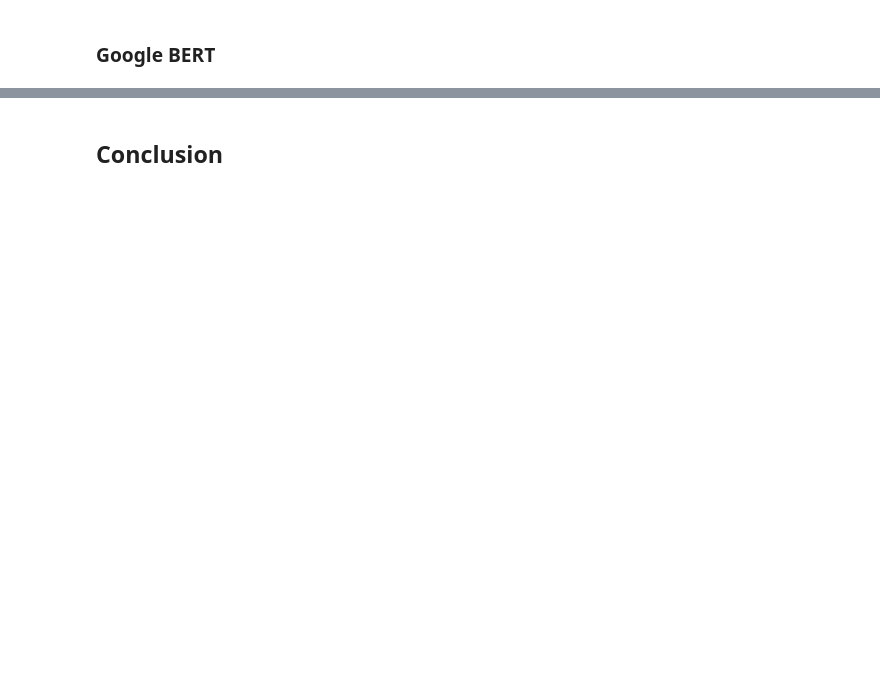
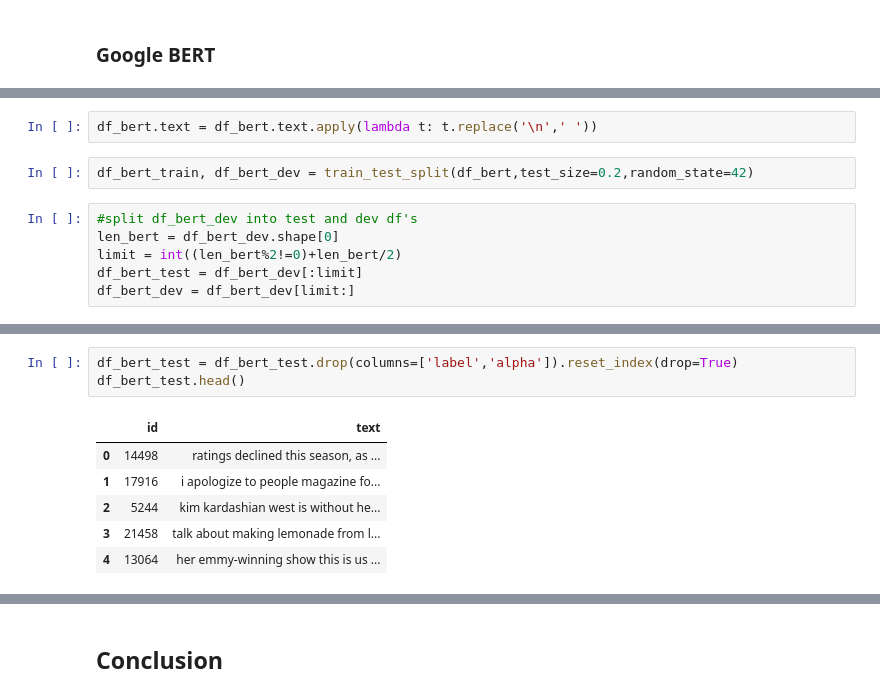
Before and after one commit to carlosbrown2/fake-news-detection, a Jupyter notebook: Capstone Project 2.ipynb, the cells around one changed output, grey strips where cells are left out. Cells and saved outputs as stored; diff of their text form; blank space fills up the shorter version.

```diff
--- a/Capstone Project 2.ipynb
+++ b/Capstone Project 2.ipynb
@@ -483,0 +494,10 @@ Interestingly, both real and fake news from politifact track well with Zipf but
+# %%
+df_bert.text = df_bert.text.apply(lambda t: t.replace('\n',' '))
+# %%
+df_bert_train, df_bert_dev = train_test_split(df_bert,test_size=0.2,random_state=42)
+# %%
+#split df_bert_dev into test and dev df's
+len_bert = df_bert_dev.shape[0]
+limit = int((len_bert%2!=0)+len_bert/2)
+df_bert_test = df_bert_dev[:limit]
+df_bert_dev = df_bert_dev[limit:]
@@ -483,0 +510,10 @@ Interestingly, both real and fake news from politifact track well with Zipf but
+# %%
+df_bert_test = df_bert_test.drop(columns=['label','alpha']).reset_index(drop=True)
+df_bert_test.head()
+# %% [output]
+|  | id | text |
+| 0 | 14498 | ratings declined this season, as ... |
+| 1 | 17916 | i apologize to people magazine fo... |
+| 2 | 5244 | kim kardashian west is without he... |
+| 3 | 21458 | talk about making lemonade from l... |
+| 4 | 13064 | her emmy-winning show this is us ... |
```
Also changed, not shown: parts of 22 cells of this notebook, 1 other file.
